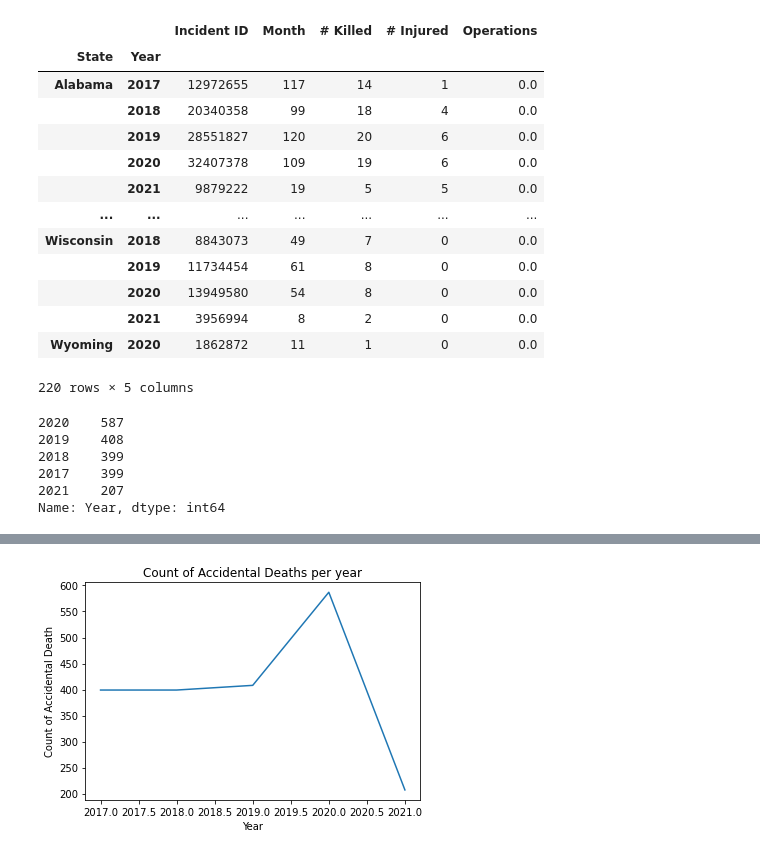
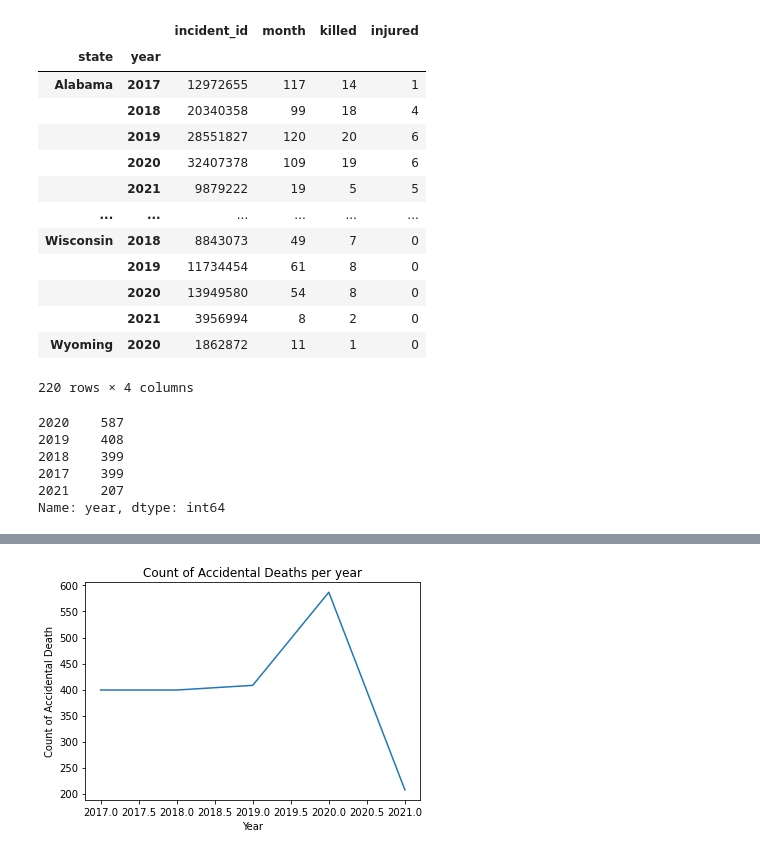
Before and after one commit to cmoore187/Project-2, a Jupyter notebook: Project-2.ipynb, the cells around one changed output, grey strips where cells are left out. Cells and saved outputs as stored; diff of their text form; code cells hidden in the pictures.

```diff
--- a/Project-2.ipynb
+++ b/Project-2.ipynb
@@ -32,0 +5,4 @@ accidental_deaths_df
+# %%
+# Create engine
+engine = create_engine("postgresql://postgres:password@localhost:5432/gun_violence")
+conn = engine.connect()
@@ -32,0 +11,4 @@ accidental_deaths_df
+# %%
+# Query All Records in the the accidental_deaths table
+accidental_deaths = pd.read_sql("SELECT * FROM accidental_deaths", conn)
+accidental_deaths
@@ -33,4 +29,4 @@ accidental_deaths_df
 # %%
-death_counts = accidental_deaths_df.set_index('State')
+death_counts = accidental_deaths.set_index('state')
 death_counts
 # %% [output]
@@ -50,27 +46,27 @@ death_counts
 2000 rows × 8 columns
 # %%
-death_counts_state = death_counts.groupby(['State', 'Year'])
+death_counts_state = death_counts.groupby(['state', 'year'])
 death_counts_state
 
 sum_death = death_counts_state.sum()
 sum_death
 # %% [output]
-|  |  | Incident ID | Month | # Killed | # Injured | Operations |
-| State | Year |  |  |  |  |  |
-| Alabama | 2017 | 12972655 | 117 | 14 | 1 | 0.0 |
-|  | 2018 | 20340358 | 99 | 18 | 4 | 0.0 |
-|  | 2019 | 28551827 | 120 | 20 | 6 | 0.0 |
-|  | 2020 | 32407378 | 109 | 19 | 6 | 0.0 |
-|  | 2021 | 9879222 | 19 | 5 | 5 | 0.0 |
-| ... | ... | ... | ... | ... | ... | ... |
-| Wisconsin | 2018 | 8843073 | 49 | 7 | 0 | 0.0 |
-|  | 2019 | 11734454 | 61 | 8 | 0 | 0.0 |
-|  | 2020 | 13949580 | 54 | 8 | 0 | 0.0 |
-|  | 2021 | 3956994 | 8 | 2 | 0 | 0.0 |
-| Wyoming | 2020 | 1862872 | 11 | 1 | 0 | 0.0 |
+|  |  | incident_id | month | killed | injured |
+| state | year |  |  |  |  |
+| Alabama | 2017 | 12972655 | 117 | 14 | 1 |
+|  | 2018 | 20340358 | 99 | 18 | 4 |
+|  | 2019 | 28551827 | 120 | 20 | 6 |
+|  | 2020 | 32407378 | 109 | 19 | 6 |
+|  | 2021 | 9879222 | 19 | 5 | 5 |
+| ... | ... | ... | ... | ... | ... |
+| Wisconsin | 2018 | 8843073 | 49 | 7 | 0 |
+|  | 2019 | 11734454 | 61 | 8 | 0 |
+|  | 2020 | 13949580 | 54 | 8 | 0 |
+|  | 2021 | 3956994 | 8 | 2 | 0 |
+| Wyoming | 2020 | 1862872 | 11 | 1 | 0 |
-220 rows × 5 columns
+220 rows × 4 columns
 # %%
-YearCount = death_counts['Year'].value_counts()
+YearCount = death_counts['year'].value_counts()
 YearCount
 # %% [output]
 2020    587
@@ -78,5 +74,5 @@ YearCount
 2018    399
 2017    399
 2021    207
-Name: Year, dtype: int64
+Name: year, dtype: int64
 # %%
```
Also changed, not shown: parts of 32 cells of this notebook, 8 other files.
